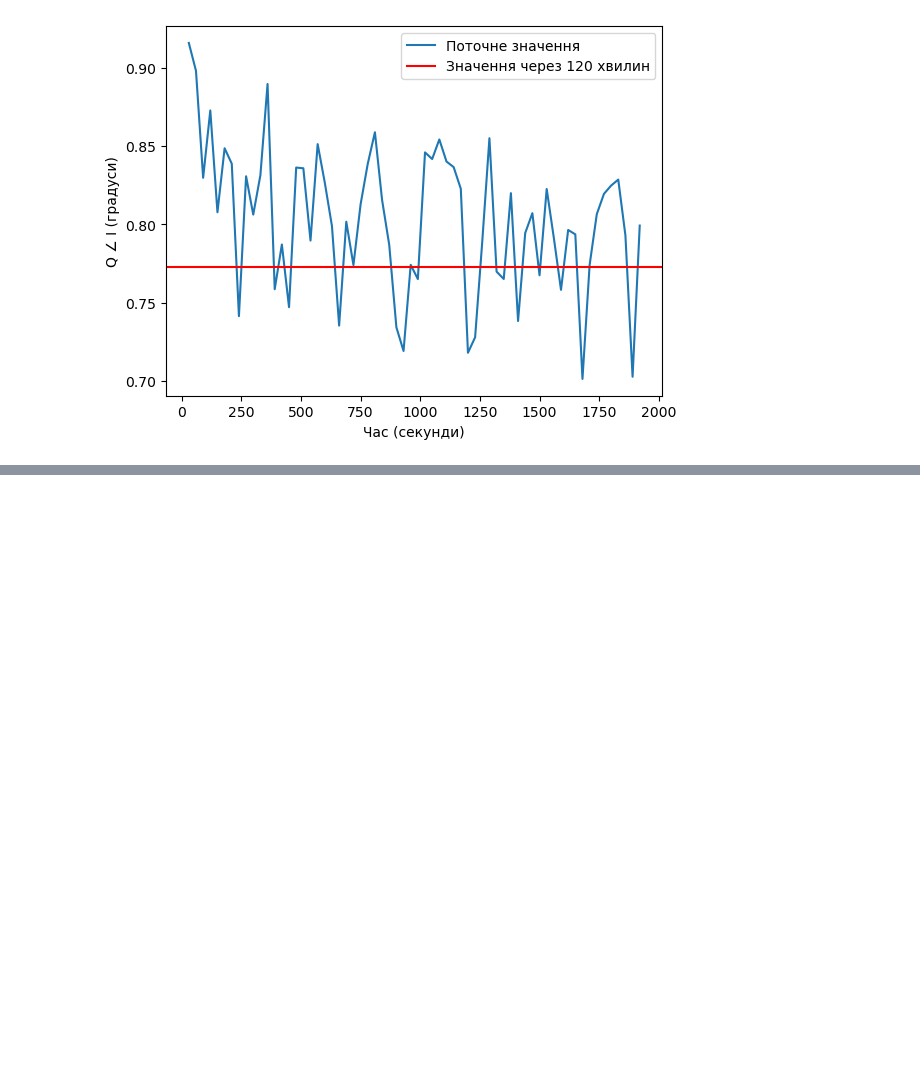
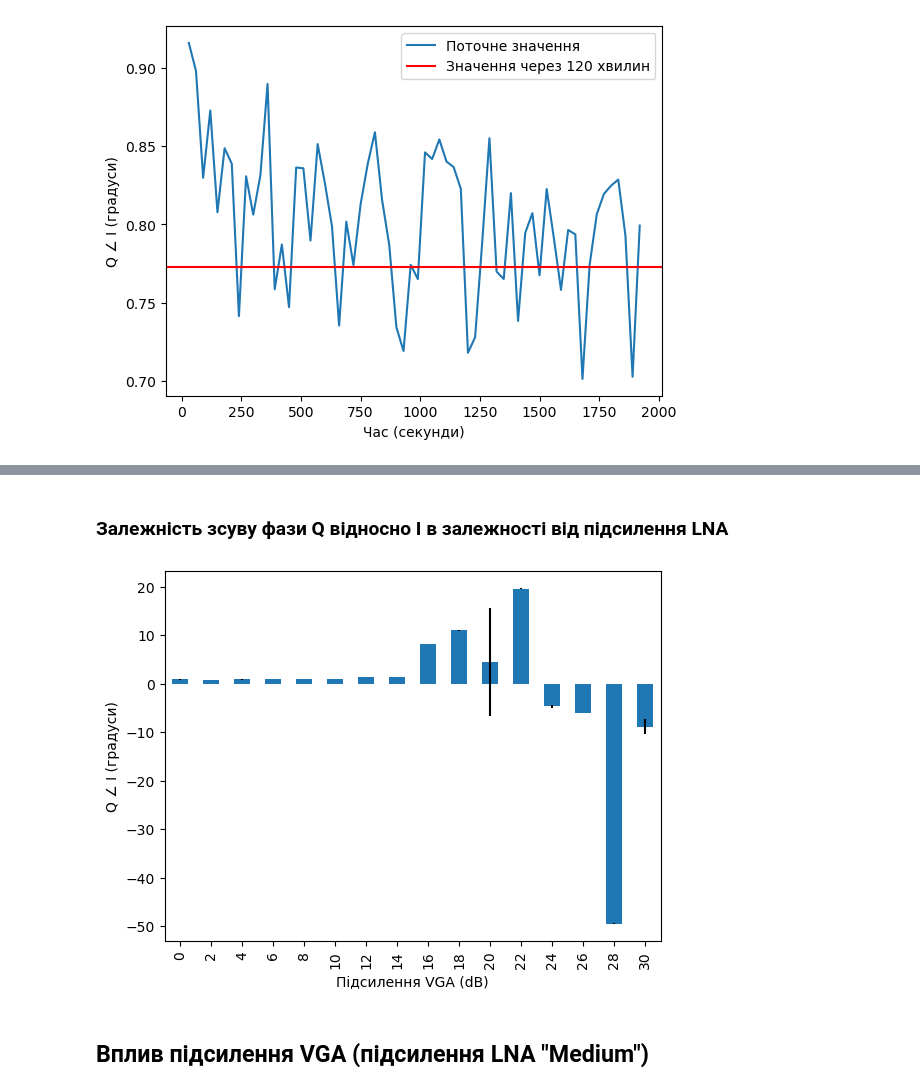
Before and after one commit to rigexpert/libfobos, a Jupyter notebook: measurements/iq-balance.ipynb, the cells around one changed output, grey strips where cells are left out. Cells and saved outputs as stored; diff of their text form; code cells hidden in the pictures; blank space fills up the shorter version.

```diff
--- a/measurements/iq-balance.ipynb
+++ b/measurements/iq-balance.ipynb
@@ -87,0 +149,10 @@ _ = plot.legend()
+# %% [markdown]
+### Залежність зсуву фази Q відносно І в залежності від підсилення LNA
+# %%
+pd_iq_phi_vs_lna_gain= pd.DataFrame.from_dict(iq_phi_vs_vga_gain)
+stds = pd_iq_phi_vs_lna_gain.std(axis=0)
+plot = pd_iq_phi_vs_lna_gain.mean(axis=0).plot(kind='bar', ylabel="Q ∠ І (градуси)",  xlabel="Підсилення VGA (dB)", yerr=stds)
+# %% [output]
+[figure, added]
+# %% [markdown]
+## Вплив підсилення VGA (підсилення LNA "Medium")
```
Also changed, not shown: parts of 13 cells of this notebook.
